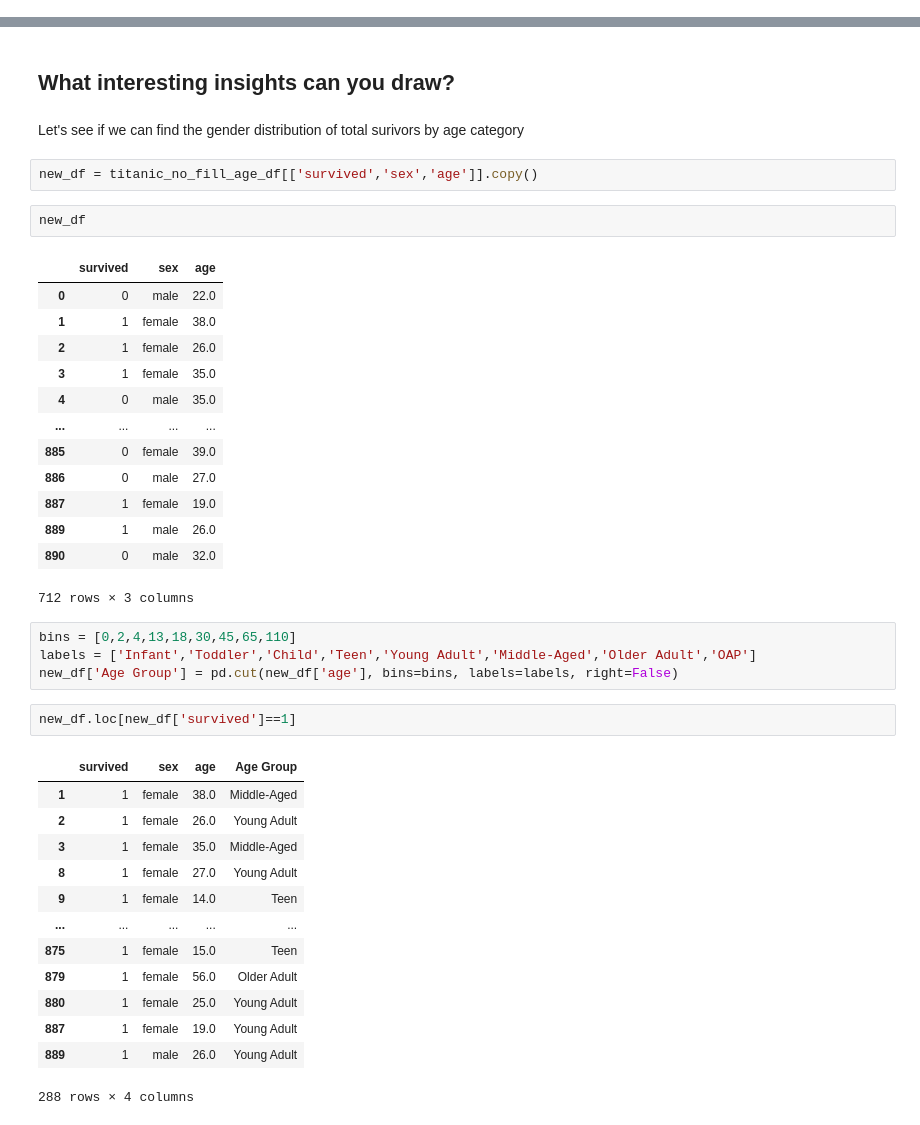
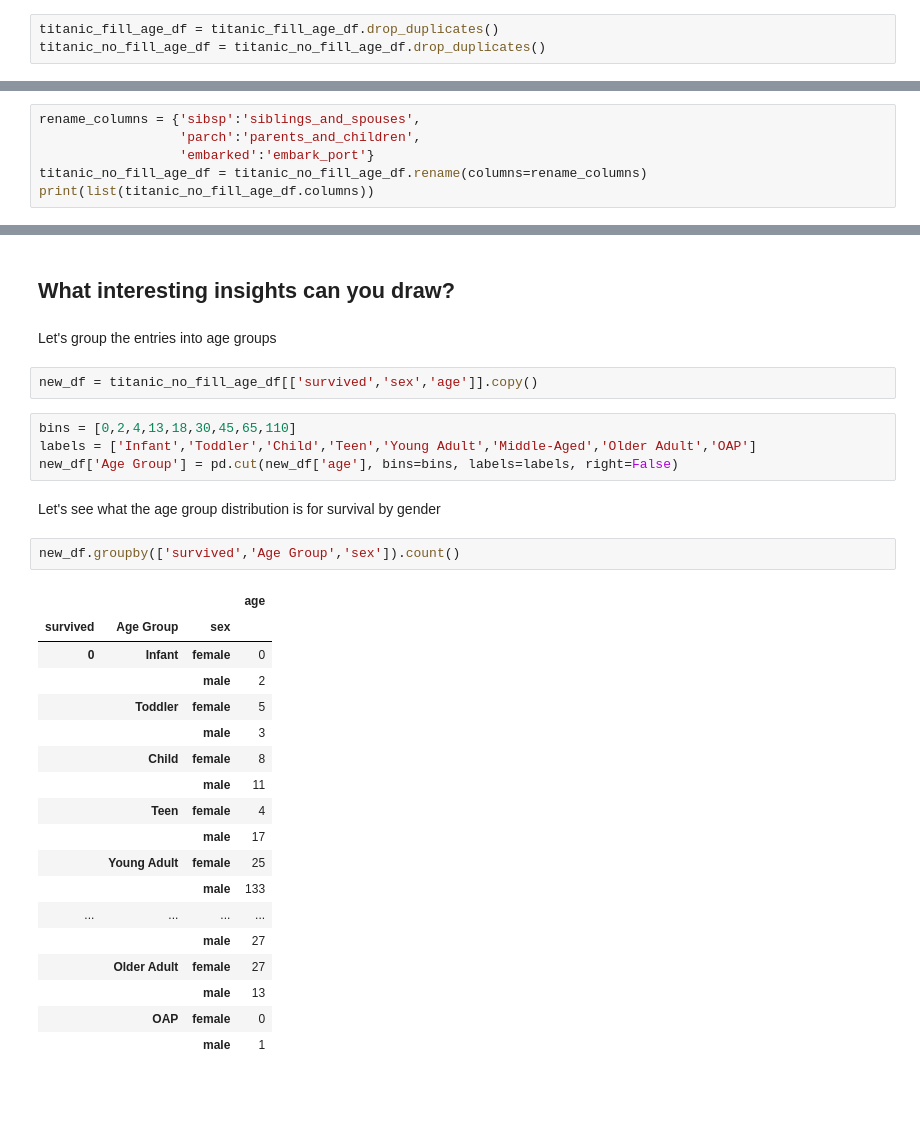
Before and after one commit to DafyddL/Data_402_Python, a Jupyter notebook: numpy_and_pandas/playing_with_pandas.ipynb, the cells around one changed output, grey strips where cells are left out. Saved outputs shown, nothing was run; the diff lists cells and outputs as text; blank space fills up the shorter version.

```diff
--- a/numpy_and_pandas/playing_with_pandas.ipynb
+++ b/numpy_and_pandas/playing_with_pandas.ipynb
@@ -117,0 +122,3 @@ The data frame with filled ages has 712 entries and 0 null values
+# %%
+titanic_fill_age_df = titanic_fill_age_df.drop_duplicates()
+titanic_no_fill_age_df = titanic_no_fill_age_df.drop_duplicates()
@@ -117,0 +134,6 @@ The data frame with filled ages has 712 entries and 0 null values
+# %%
+rename_columns = {'sibsp':'siblings_and_spouses',
+                  'parch':'parents_and_children',
+                  'embarked':'embark_port'}
+titanic_no_fill_age_df = titanic_no_fill_age_df.rename(columns=rename_columns)
+print(list(titanic_no_fill_age_df.columns))
@@ -177,42 +201,33 @@ There were 102 more female survivors than male
 # %% [markdown]
 ## What interesting insights can you draw?
 # %% [markdown]
-Let's see if we can find the gender distribution of total surivors by age category
+Let's group the entries into age groups
 # %%
 new_df = titanic_no_fill_age_df[['survived','sex','age']].copy()
-# %%
-new_df
-# %% [output]
-|  | survived | sex | age |
-| 0 | 0 | male | 22.0 |
-| 1 | 1 | female | 38.0 |
-| 2 | 1 | female | 26.0 |
-| 3 | 1 | female | 35.0 |
-| 4 | 0 | male | 35.0 |
-| ... | ... | ... | ... |
-| 885 | 0 | female | 39.0 |
-| 886 | 0 | male | 27.0 |
-| 887 | 1 | female | 19.0 |
-| 889 | 1 | male | 26.0 |
-| 890 | 0 | male | 32.0 |
-712 rows × 3 columns
 # %%
 bins = [0,2,4,13,18,30,45,65,110]
 labels = ['Infant','Toddler','Child','Teen','Young Adult','Middle-Aged','Older Adult','OAP']
 new_df['Age Group'] = pd.cut(new_df['age'], bins=bins, labels=labels, right=False)
+# %% [markdown]
+Let's see what the age group distribution is for survival by gender
 # %%
-new_df.loc[new_df['survived']==1]
+new_df.groupby(['survived','Age Group','sex']).count()
 # %% [output]
-|  | survived | sex | age | Age Group |
-| 1 | 1 | female | 38.0 | Middle-Aged |
-| 2 | 1 | female | 26.0 | Young Adult |
-| 3 | 1 | female | 35.0 | Middle-Aged |
-| 8 | 1 | female | 27.0 | Young Adult |
-| 9 | 1 | female | 14.0 | Teen |
-| ... | ... | ... | ... | ... |
-| 875 | 1 | female | 15.0 | Teen |
-| 879 | 1 | female | 56.0 | Older Adult |
-| 880 | 1 | female | 25.0 | Young Adult |
-| 887 | 1 | female | 19.0 | Young Adult |
-| 889 | 1 | male | 26.0 | Young Adult |
+|  |  |  | age |
+| survived | Age Group | sex |  |
+| 0 | Infant | female | 0 |
+|  |  | male | 2 |
+|  | Toddler | female | 5 |
+|  |  | male | 3 |
+|  | Child | female | 8 |
+|  |  | male | 11 |
+|  | Teen | female | 4 |
+|  |  | male | 17 |
+|  | Young Adult | female | 25 |
+|  |  | male | 133 |
+| ... | ... | ... | ... |
+|  |  | male | 27 |
+|  | Older Adult | female | 27 |
+|  |  | male | 13 |
+|  | OAP | female | 0 |
+|  |  | male | 1 |
-288 rows × 4 columns
```
Also changed, not shown: parts of 15 cells of this notebook.
